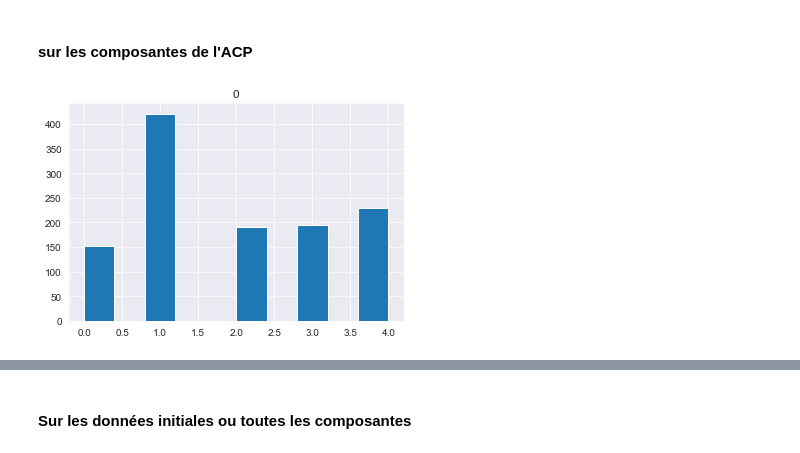
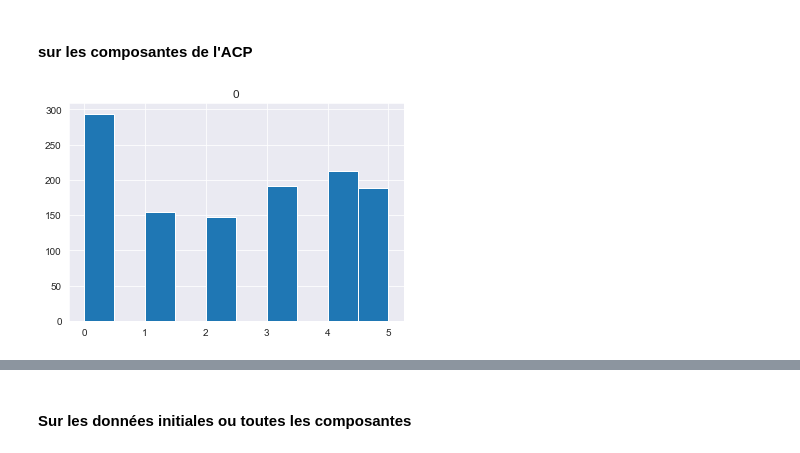
Before and after one commit to Salamata-BA/Projet_Analyse_Donnees, a Jupyter notebook: Velib_Python_Notebook_Projet.ipynb, the cells around one changed output, grey strips where cells are left out. Cells and saved outputs as stored; diff of their text form; code cells hidden in the pictures.

```diff
--- a/Velib_Python_Notebook_Projet.ipynb
+++ b/Velib_Python_Notebook_Projet.ipynb
@@ -485,11 +486,11 @@ from sklearn.preprocessing import scale
 # %% [markdown]
 #### sur les composantes de l'ACP
 # %%
-VelibCP = C[:,0:5] # cinq premières composantes
-kmeans = KMeans(n_clusters = 5, random_state = 0, n_jobs = -1).fit(VelibCP)
+VelibCP = C[:,0:6] # cinq premières composantes
+kmeans = KMeans(n_clusters = 6, random_state = 0, n_jobs = -1).fit(VelibCP)
 kclassesACP = kmeans.labels_
 # effectifs des classes
 pd.DataFrame(kclassesACP).hist()
 plt.show()
 # %% [output]
-[figure, old version]
+[figure, new version]
```
Also changed, not shown: parts of 30 cells of this notebook.
